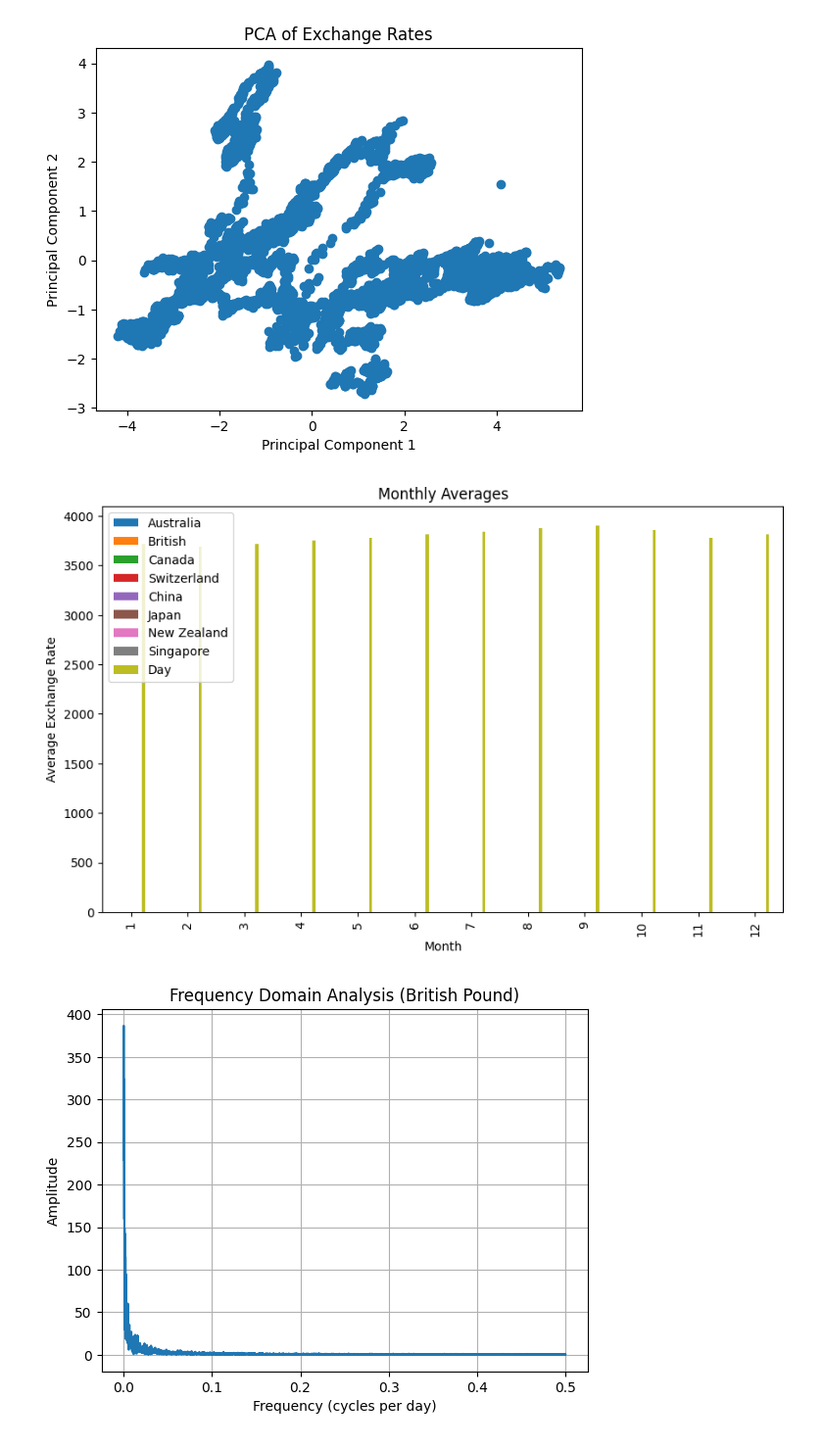
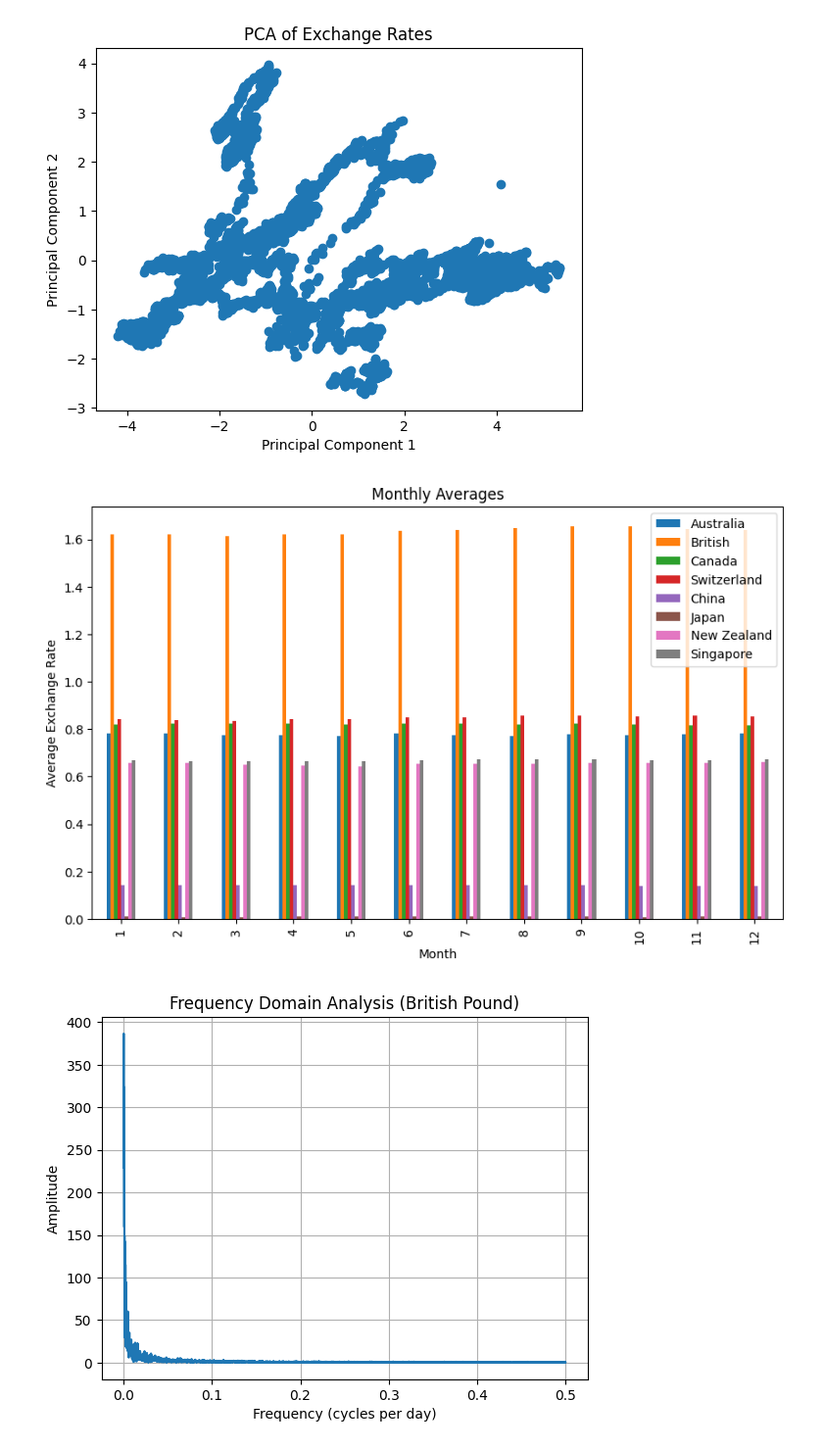
Before and after one commit to Diegorugev/Transformers_currency, a Jupyter notebook: scr/Notebooks/processed_data.ipynb, the cells around one changed output. Shown at 98% size. Drawn from its saved outputs; the diff is of its cells as text; code cells hidden in the pictures.

```diff
--- a/scr/Notebooks/processed_data.ipynb
+++ b/scr/Notebooks/processed_data.ipynb
@@ -184,15 +184,15 @@ plt.show()
 # %% [output]
 [figure]
 # %%
-df['Month'] = df.index.month
-monthly_avg = df.groupby('Month').mean()
+df['Month'] = df[exchange_country].index.month
+monthly_avg = df[exchange_country + ['Month']].groupby('Month').mean()
 
 # Graficar patrones estacionales
 monthly_avg.plot(kind='bar', figsize=(10, 6), title="Monthly Averages")
 plt.ylabel("Average Exchange Rate")
 plt.show()
 # %% [output]
-[figure, old version]
+[figure, new version]
 # %%
 import numpy as np
 
```
Also changed, not shown: 1 other file.
